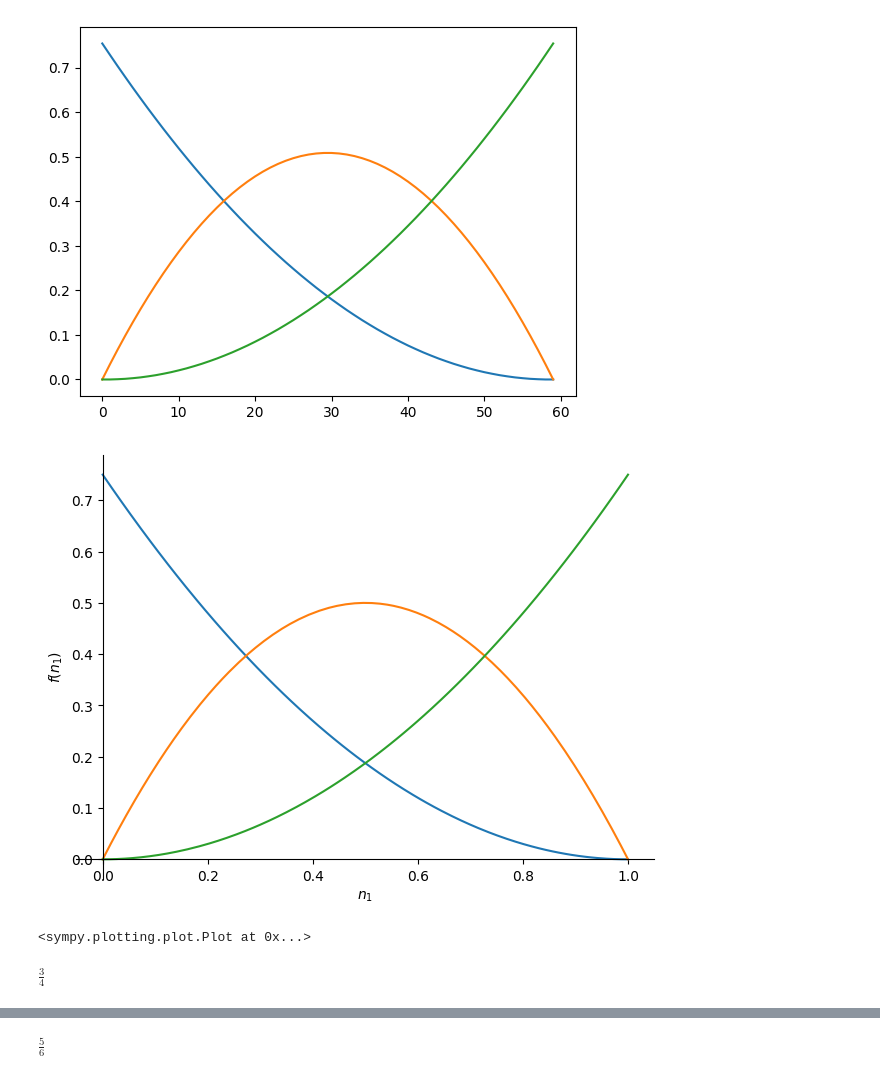
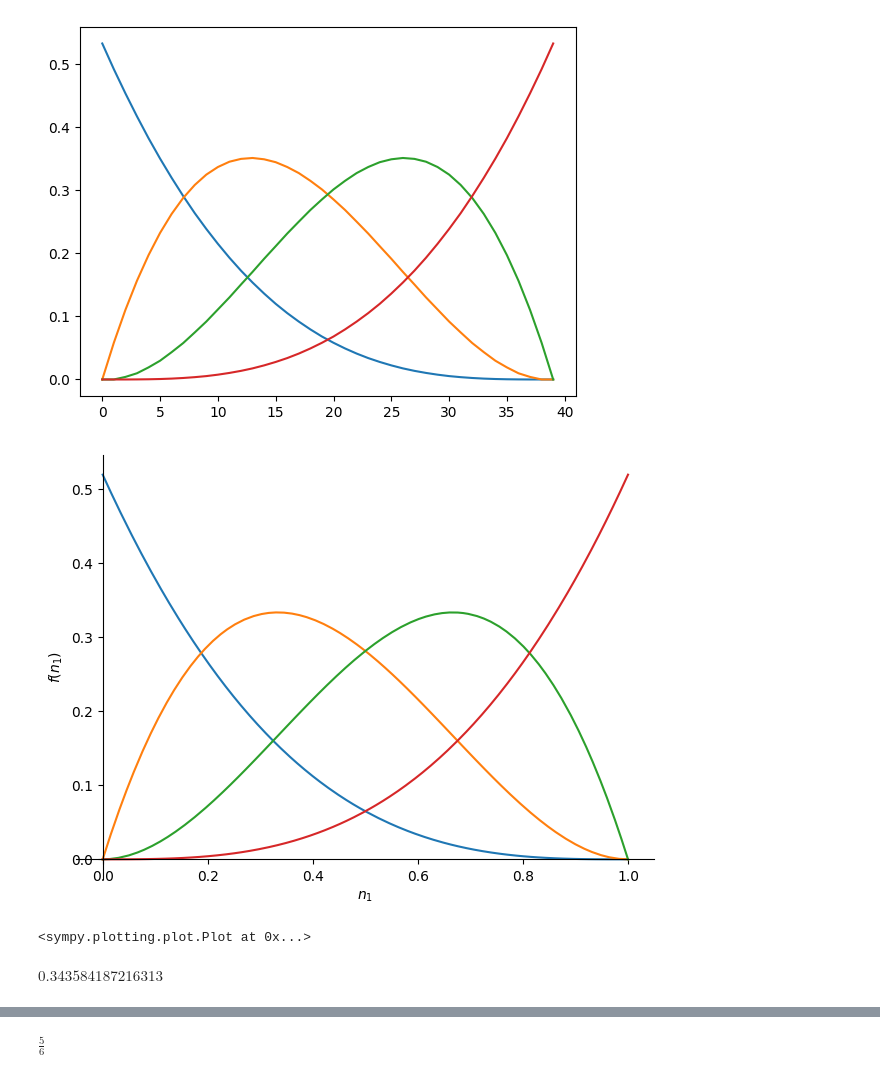
Before and after one commit to PabloRuizCuevas/probability-sorting, a Jupyter notebook: notebooks/tests.ipynb, the cells around one changed output, grey strips where cells are left out. Saved outputs shown, nothing was run; the diff lists cells and outputs as text; code cells hidden in the pictures.

Commit message:
plots addde

```diff
--- a/notebooks/tests.ipynb
+++ b/notebooks/tests.ipynb
@@ -9,15 +9,17 @@ from onsort.my_sort import InfinitesimalSort, n1
 from matplotlib import pyplot as plt
 import numpy as np
 # %%
-buckets = 3
-items =  60
+buckets = 4
+items =  40
 opts = plot_p(buckets, items)
 plot(*InfinitesimalSort(False).p_distributions(buckets), (n1,0,1))
 # %% [output]
-[figure, old version]
+[figure, new version]
-[figure, old version]
+[figure, new version]
 <sympy.plotting.plot.Plot at 0x...>
-# %%
-P(3,4) # todo make by hand!
-# %% [output]
-$\displaystyle \frac{3}{4}$
+# %%
+
+float(P(4,10))
+InfinitesimalSort(False).mP(4)
+# %% [output]
+$\displaystyle 0.343584187216313$
```
Also changed, not shown: parts of 3 cells of this notebook, 10 other files.
